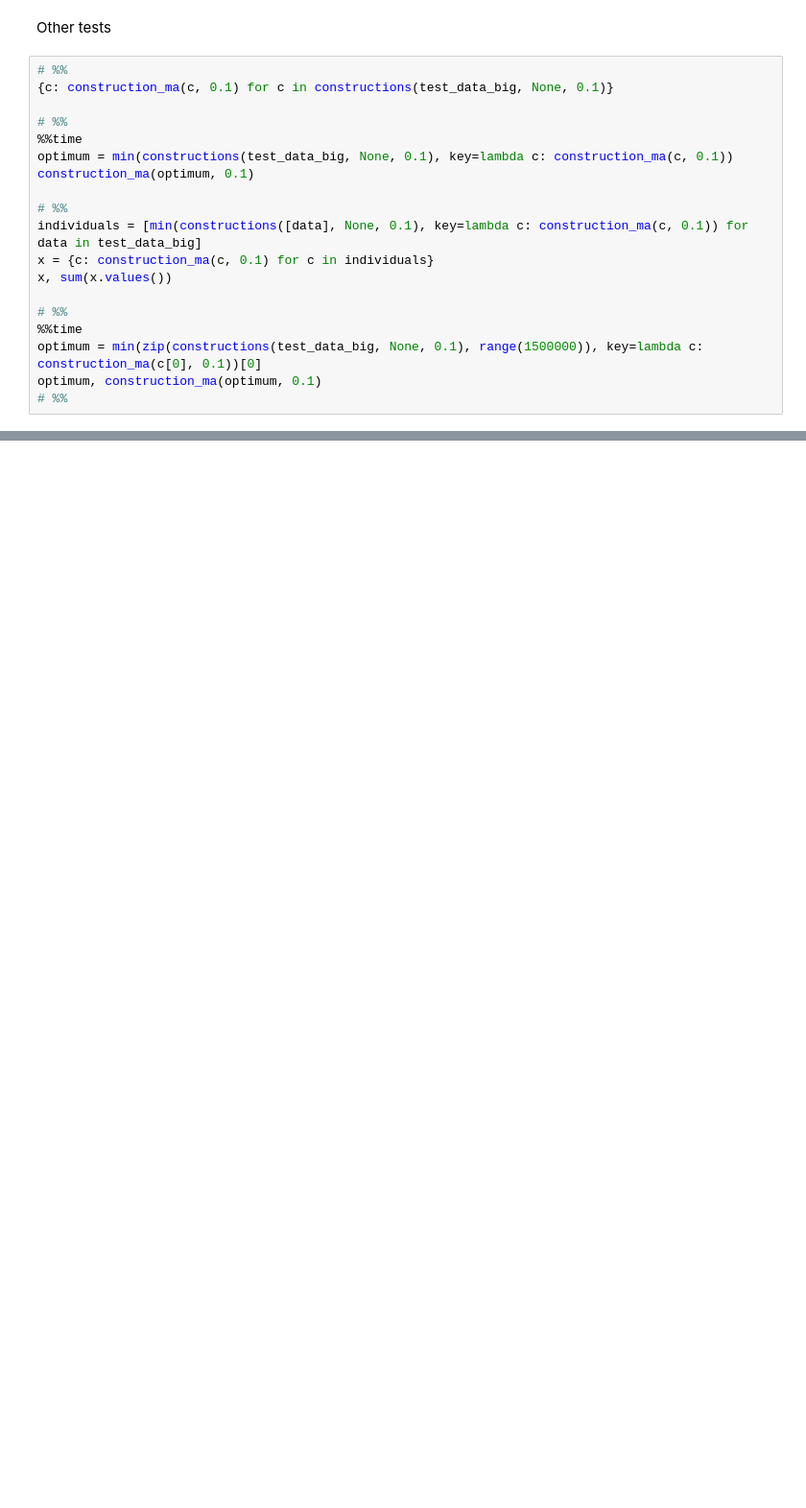
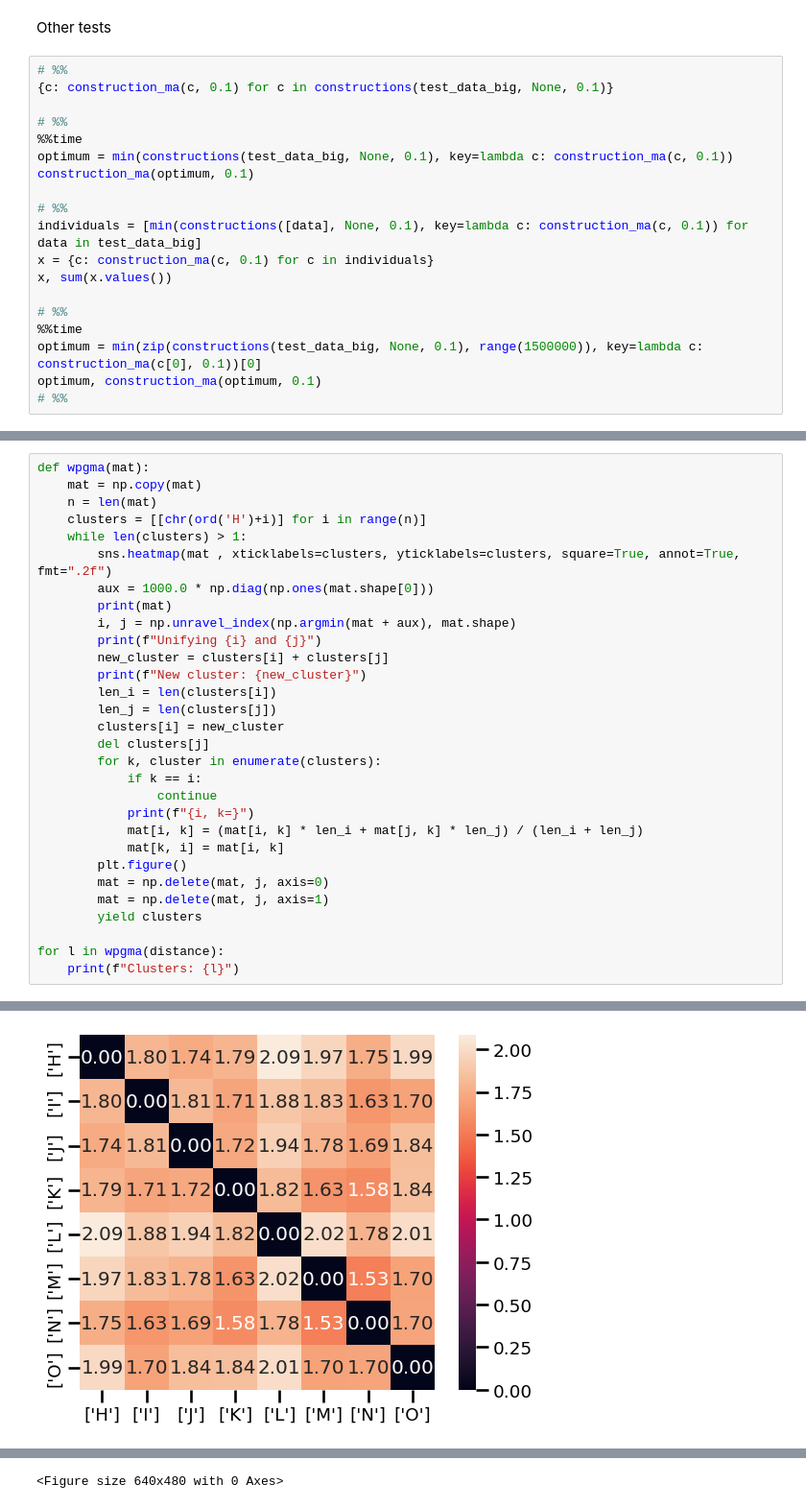
Before and after one commit to hessammehr/recursiveMA, a Jupyter notebook: playground.ipynb, the cells around one changed output, grey strips where cells are left out. Shown: that part at 96% size. Saved outputs shown, nothing was run; the diff lists cells and outputs as text; blank space fills up the shorter version.

```diff
--- a/playground.ipynb
+++ b/playground.ipynb
@@ -72,0 +285,31 @@ optimum, construction_ma(optimum, 0.1)
+# %%
+def wpgma(mat):
+    mat = np.copy(mat)
+    n = len(mat)
+    clusters = [[chr(ord('H')+i)] for i in range(n)]
+    while len(clusters) > 1:
+        sns.heatmap(mat , xticklabels=clusters, yticklabels=clusters, square=True, annot=True, fmt=".2f")
+        aux = 1000.0 * np.diag(np.ones(mat.shape[0]))
+        print(mat)
+        i, j = np.unravel_index(np.argmin(mat + aux), mat.shape)
+        print(f"Unifying {i} and {j}")
+        new_cluster = clusters[i] + clusters[j]
+        print(f"New cluster: {new_cluster}")
+        len_i = len(clusters[i])
+        len_j = len(clusters[j])
+        clusters[i] = new_cluster
+        del clusters[j]
+        for k, cluster in enumerate(clusters):
+            if k == i:
+                continue
+            print(f"{i, k=}")
+            mat[i, k] = (mat[i, k] * len_i + mat[j, k] * len_j) / (len_i + len_j)
+            mat[k, i] = mat[i, k]
+        plt.figure()
+        mat = np.delete(mat, j, axis=0)
+        mat = np.delete(mat, j, axis=1)
+        yield clusters
+
+for l in wpgma(distance):
+    print(f"Clusters: {l}")
+# %% [output]
@@ -72,0 +333 @@ optimum, construction_ma(optimum, 0.1)
+[figure, added]
@@ -72,0 +340 @@ optimum, construction_ma(optimum, 0.1)
+<Figure size 640x480 with 0 Axes>
```
Also changed, not shown: parts of 21 cells of this notebook, 2 other files.
